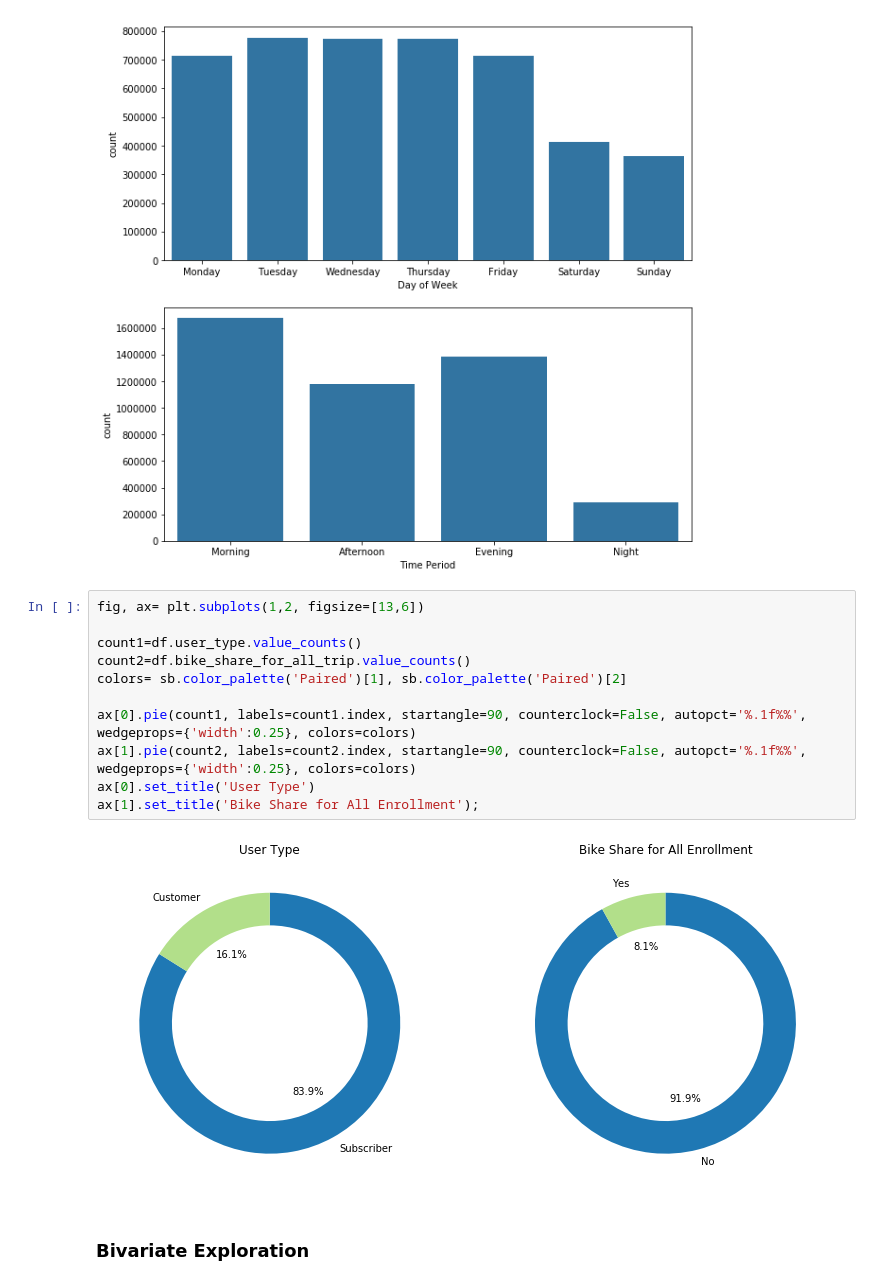
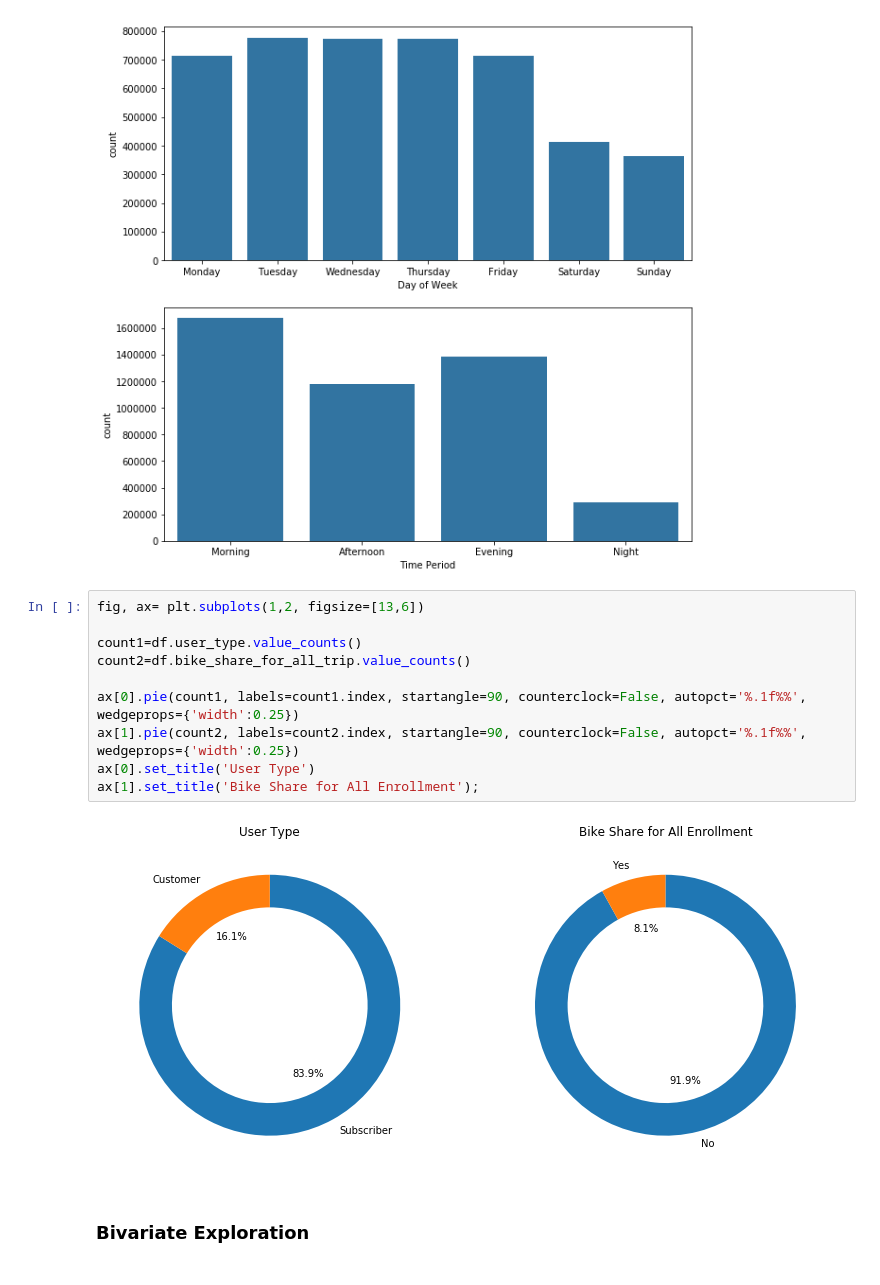
Before and after one commit to sclkan/Lyft-Analysis, a Jupyter notebook: lyft_baywheels_analysis.ipynb, the cells around one changed output. Saved outputs shown, nothing was run; the diff lists cells and outputs as text.

```diff
--- a/lyft_baywheels_analysis.ipynb
+++ b/lyft_baywheels_analysis.ipynb
@@ -378,16 +378,15 @@ ax[1].set_xlabel('Time Period');
 # %%
 fig, ax= plt.subplots(1,2, figsize=[13,6])
 
 count1=df.user_type.value_counts()
 count2=df.bike_share_for_all_trip.value_counts()
-colors= sb.color_palette('Paired')[1], sb.color_palette('Paired')[2]
 
-ax[0].pie(count1, labels=count1.index, startangle=90, counterclock=False, autopct='%.1f%%', wedgeprops={'width':0.25}, colors=colors)
-ax[1].pie(count2, labels=count2.index, startangle=90, counterclock=False, autopct='%.1f%%', wedgeprops={'width':0.25}, colors=colors)
+ax[0].pie(count1, labels=count1.index, startangle=90, counterclock=False, autopct='%.1f%%', wedgeprops={'width':0.25})
+ax[1].pie(count2, labels=count2.index, startangle=90, counterclock=False, autopct='%.1f%%', wedgeprops={'width':0.25})
 ax[0].set_title('User Type')
 ax[1].set_title('Bike Share for All Enrollment');
 # %% [output]
-[figure, old version]
+[figure, new version]
 # %% [markdown]
 ### Bivariate Exploration
 # %%
```
Also changed, not shown: parts of 9 cells of this notebook.
